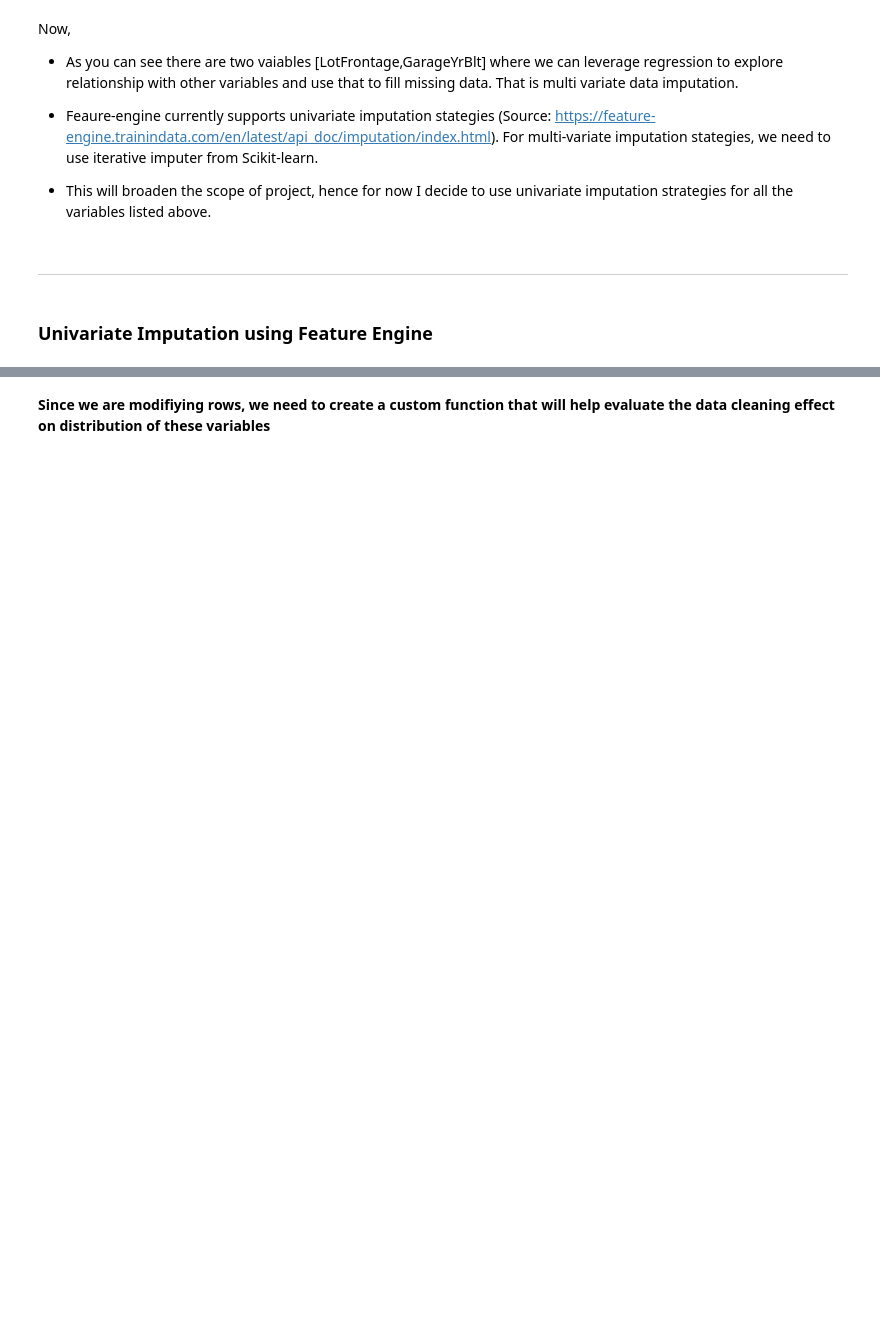
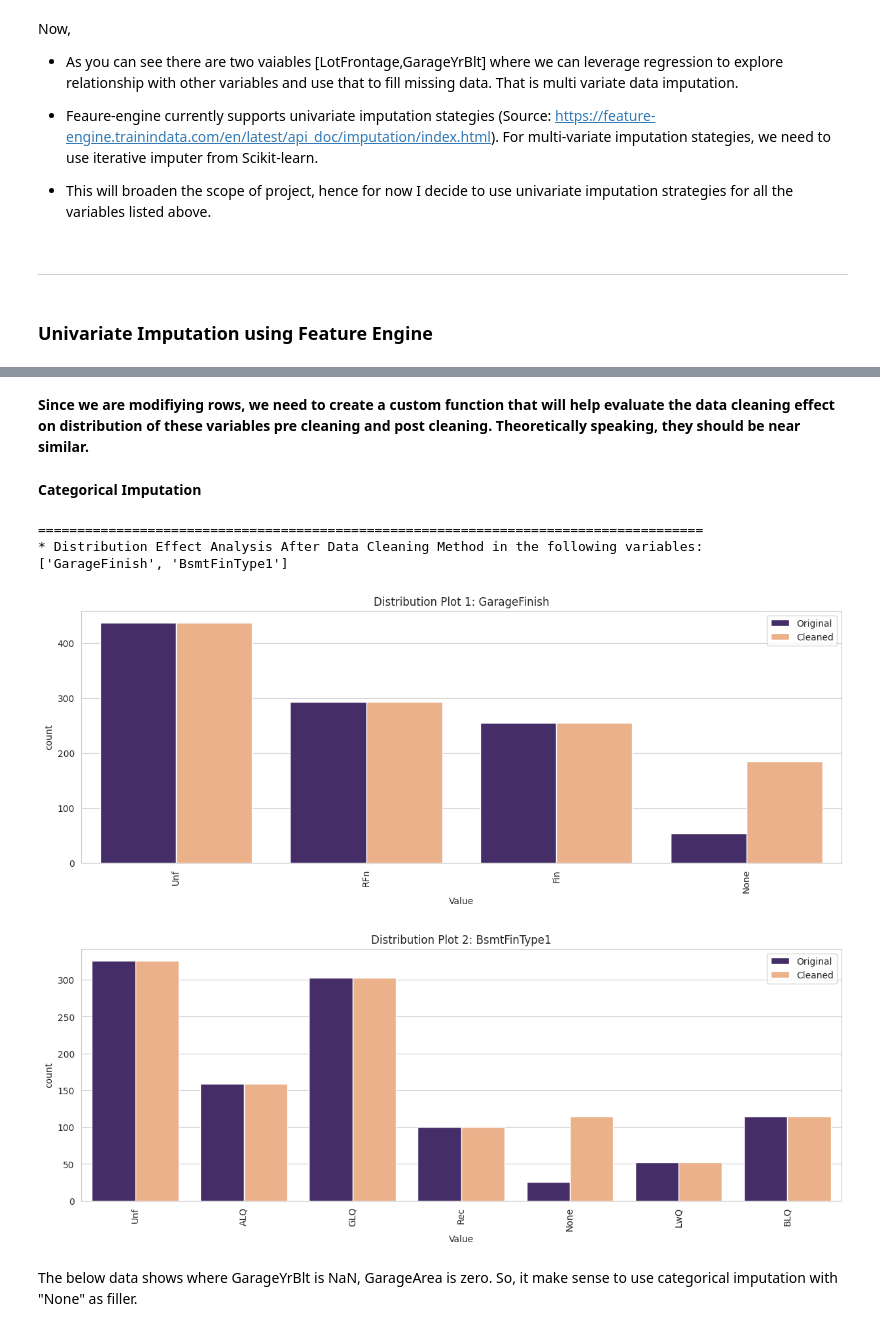
Before and after one commit to ysgurjar/pp5_project_heritage_housing, a Jupyter notebook: jupyter_notebooks/03.data_cleaning.ipynb, the cells around one changed output, grey strips where cells are left out. Cells and saved outputs as stored; diff of their text form; code cells hidden in the pictures; blank space fills up the shorter version.

Commit message:
feat: add missing data imputation workflow

```diff
--- a/jupyter_notebooks/03.data_cleaning.ipynb
+++ b/jupyter_notebooks/03.data_cleaning.ipynb
@@ -146,5 +146,5 @@ Now,
 # %% [markdown]
-**Since we are modifiying rows, we need to create a custom function that will help evaluate the data cleaning effect on distribution of these variables**
+**Since we are modifiying rows, we need to create a custom function that will help evaluate the data cleaning effect on distribution of these variables pre cleaning and post cleaning. Theoretically speaking, they should be near similar.**
 # %%
 # Adopted from Unit 9 of feature engine section
 
@@ -188,3 +188,22 @@ def DataCleaningEffect(df_original,df_cleaned,variables_applied_with_method):
 
       plt.show()
       flag_count+= 1
+# %% [markdown]
+**Categorical Imputation**
+# %%
+from feature_engine.imputation import CategoricalImputer
+
+var = ['GarageFinish' , 'BsmtFinType1']
+imputer = CategoricalImputer(imputation_method='missing', fill_value='None', variables=var)
+df_method = imputer.fit_transform(TrainSet)
+DataCleaningEffect(df_original=TrainSet,
+                   df_cleaned=df_method,
+                   variables_applied_with_method=var)
+# %% [output]
+=====================================================================================
+* Distribution Effect Analysis After Data Cleaning Method in the following variables:
+['GarageFinish', 'BsmtFinType1']
+[figure, added]
+[figure, added]
+# %% [markdown]
+The below data shows where GarageYrBlt is NaN, GarageArea is zero. So, it make sense to use categorical imputation with "None" as filler.
```
Also changed, not shown: parts of 31 cells of this notebook.
